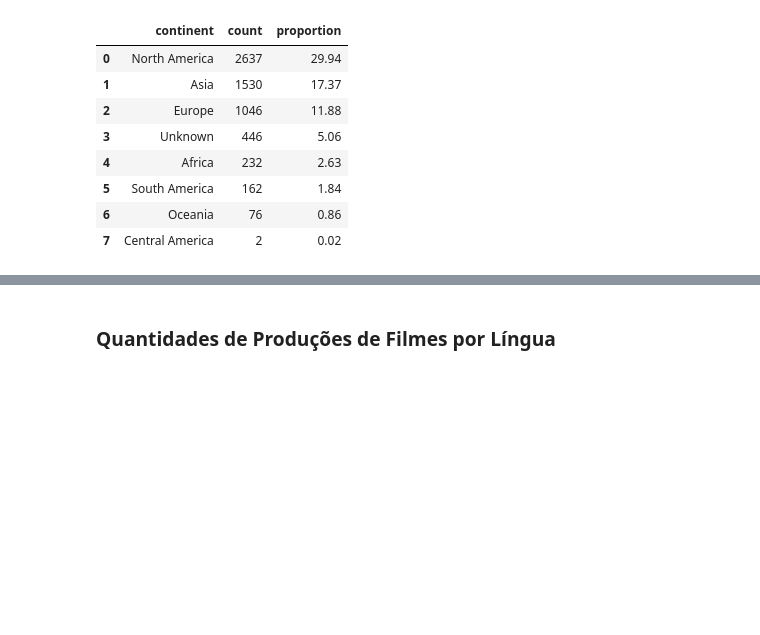
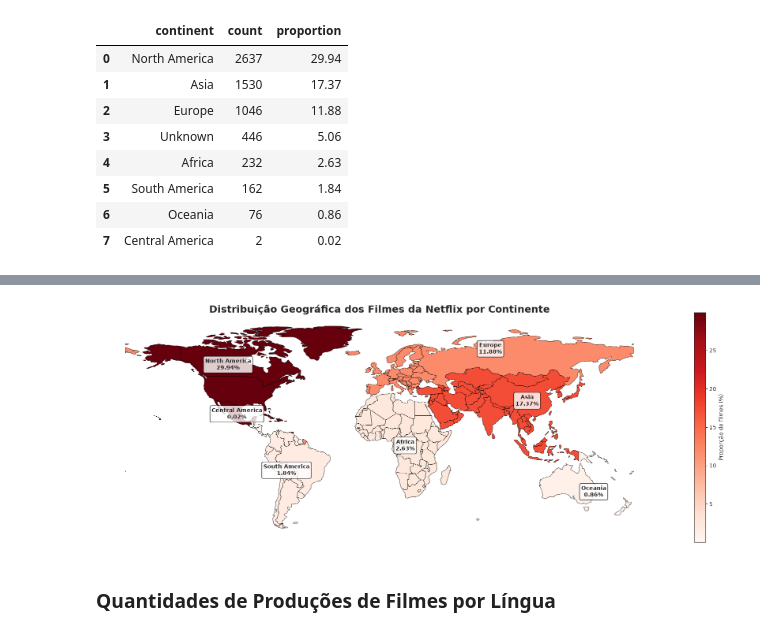
Before and after one commit to thiagoishie/netflix, a Jupyter notebook: notebooks/ETL_EDA.ipynb, the cells around one changed output, grey strips where cells are left out. Saved outputs shown, nothing was run; the diff lists cells and outputs as text; code cells hidden in the pictures; blank space fills up the shorter version.

```diff
--- a/notebooks/ETL_EDA.ipynb
+++ b/notebooks/ETL_EDA.ipynb
@@ -230,3 +201,83 @@ plt.show()
+# %%
+# Dados
+movies_continent = pd.DataFrame({
+    'continent': ['North America', 'Asia', 'Europe', 'Unknown', 'Africa', 'South America', 'Oceania', 'Central America'],
+    'count': [2637, 1530, 1046, 446, 232, 162, 76, 2],
+    'proportion': [29.94, 17.37, 11.88, 5.06, 2.63, 1.84, 0.86, 0.02]})
+
+# Carregar mapa-múndi (compatível com GeoPandas >= 1.0)
+world = gpd.read_file("https://naturalearth.s3.amazonaws.com/110m_cultural/ne_110m_admin_0_countries.zip")
+# Ajustar continentes
+world['continent'] = world['CONTINENT']
+# Separar América Central da América do Norte
+central_america = ['Belize', 'Costa Rica', 'El Salvador', 'Guatemala','Honduras', 'Nicaragua', 'Panama']
+world.loc[world['ADMIN'].isin(central_america), 'continent'] = 'Central America'
+# Remover Antártida
+world = world[world['continent'] != 'Antarctica']
+# Juntar os dados ao mapa
+world = world.merge(movies_continent[['continent', 'proportion']],on='continent',how='left')
+# Plot
+fig, ax = plt.subplots(figsize=(18, 10))
+
+world.plot(
+    column='proportion', cmap='Reds', linewidth=0.5, edgecolor='black', legend=True,
+    legend_kwds={'label': 'Proporção de filmes (%)', 'shrink': 0.6},
+    missing_kwds={'color': 'lightgrey','label': 'Sem dados'},ax=ax)
+
+# Rótulos dos continentes
+continents = world.dissolve(by='continent')
+
+for continent, row in continents.iterrows():
+
+    if continent == 'Unknown':
+        continue
+
+    centroid = row.geometry.centroid
+
+    prop = movies_continent.loc[
+        movies_continent['continent'] == continent,
+        'proportion'
+    ]
+
+    if len(prop) > 0:
+
+        x, y = centroid.x, centroid.y
+
+        # Ajustes manuais para melhor posicionamento
+        if continent == 'North America':
+            x -= 15
+        elif continent == 'South America':
+            x -= 5
+        elif continent == 'Europe':
+            y += 8
+        elif continent == 'Asia':
+            x += 20
+        elif continent == 'Africa':
+            y -= 5
+        elif continent == 'Oceania':
+            x += 15
+            y -= 5
+        elif continent == 'Central America':
+            x -= 15
+            y += 10
+
+        ax.text(
+            x,
+            y,
+            f'{continent}\n{prop.values[0]:.2f}%', ha='center', va='center', fontsize=10, fontweight='bold', bbox=dict(
+                facecolor='white',
+                edgecolor='black',
+                alpha=0.8,
+                boxstyle='round,pad=0.3'
+            )
+        )
+
+ax.set_title('Distribuição Geográfica dos Filmes da Netflix por Continente',fontsize=18,fontweight='bold')
+ax.axis('off')
+plt.tight_layout()
+plt.show()
+# %% [output]
+[figure, added]
 # %% [markdown]
 ### Quantidades de Produções de Filmes por Língua
 # %%
```
Also changed, not shown: parts of 7 cells of this notebook, 1 other file.
